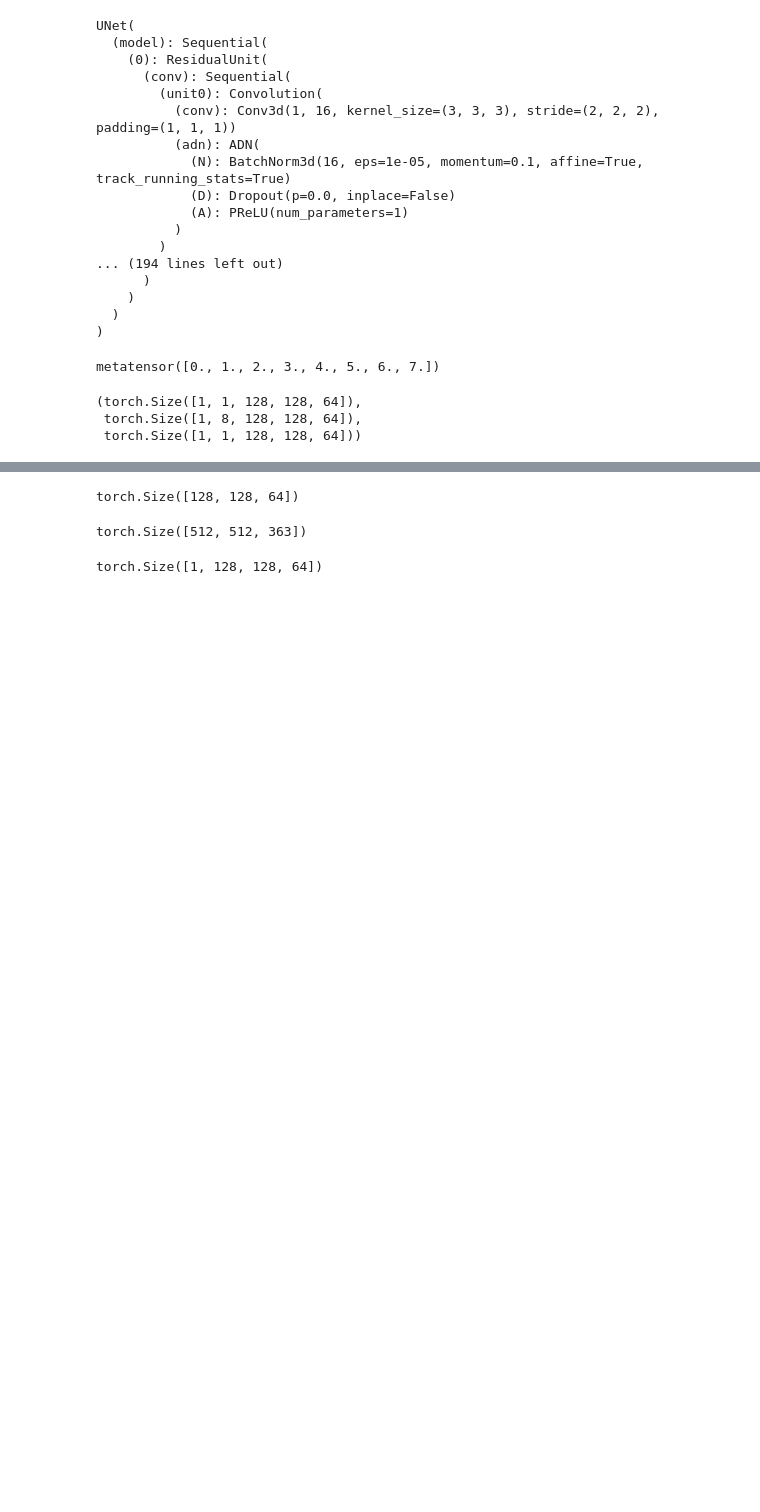
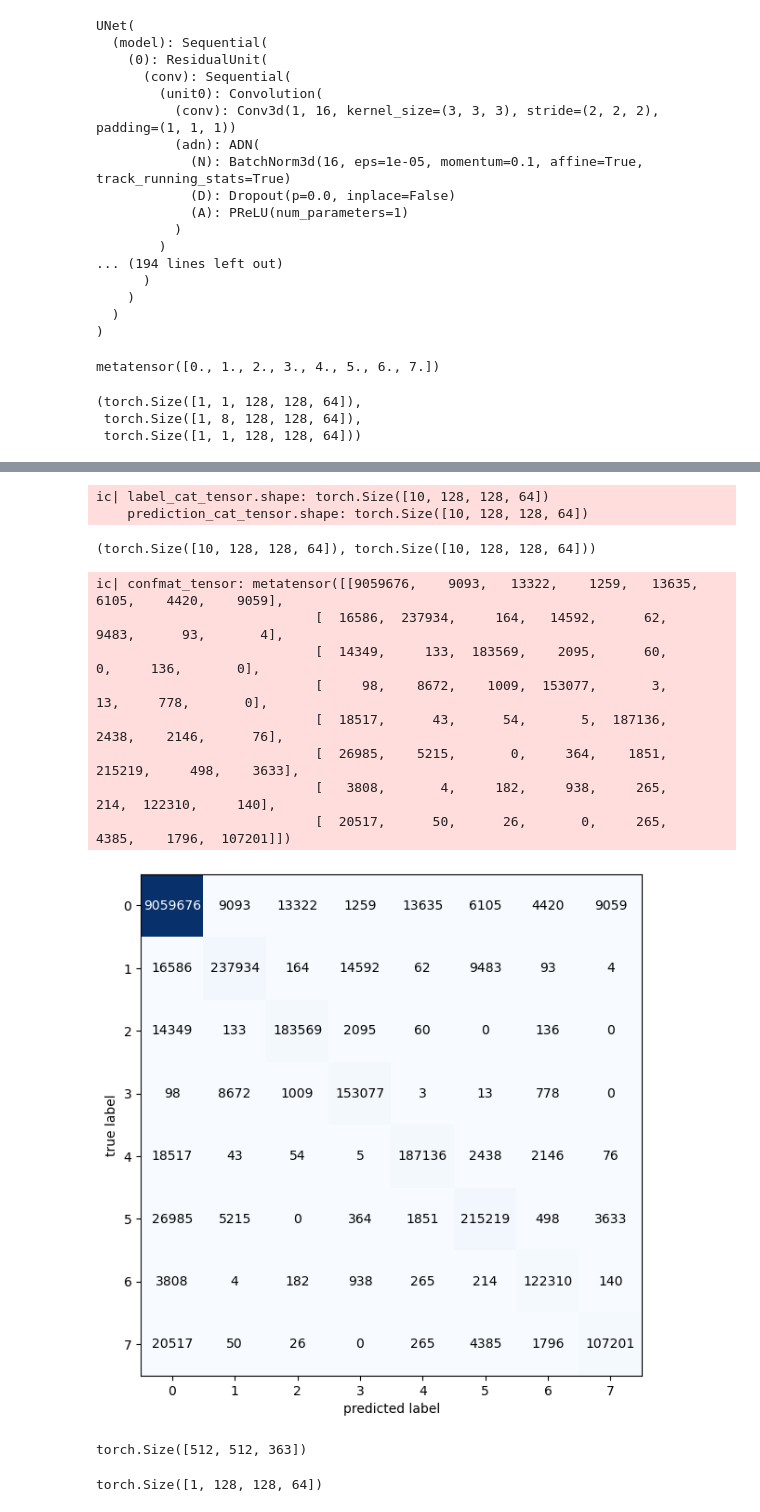
Before and after one commit to AdrianGraumnitz/Medical_Segmantion_PyTorch-MONAI, a Jupyter notebook: predictions.ipynb, the cells around one changed output, grey strips where cells are left out. Saved outputs shown, nothing was run; the diff lists cells and outputs as text; code cells hidden in the pictures; blank space fills up the shorter version.

```diff
--- a/predictions.ipynb
+++ b/predictions.ipynb
@@ -169 +178,18 @@ for i in range(5):
+# %%
+prediction_list = []
+label_list = []
+sw_batch_size = 4
+roi_size = (128, 128, 64)
+model.eval()
+with torch.inference_mode():
+    for data in test_dataloader:
+        t_volume = data['vol']
+        test_outputs = inferers.sliding_window_inference(inputs = t_volume,
+                                                     roi_size = roi_size,
+                                                     sw_batch_size = sw_batch_size,
+                                                     predictor = model
+                                                     )
+        prediction = torch.softmax(test_outputs, dim = 1).argmax(dim = 1)
+        prediction_list.append(prediction)
+        label_list.append(data['seg'].squeeze(dim = 0))
 # %%
@@ -174,9 +209,34 @@ utils.save_nifti(prediction = prediction,
-# %%
-nifti_prediction = prediction.squeeze()
-print(nifti_prediction.shape)
-nib.save(nib.Nifti1Image(prediction.squeeze().cpu().numpy().astype(float), affine = None), 'test.nii.gz')
-# %% [output]
-torch.Size([128, 128, 64])
+# %%
+prediction_cat_tensor = torch.cat(prediction_list)
+prediction_cat_tensor.shape
+label_cat_tensor = torch.cat(label_list)
+ic(label_cat_tensor.shape, prediction_cat_tensor.shape)
+# %% [output]
+ic| label_cat_tensor.shape: torch.Size([10, 128, 128, 64])
+    prediction_cat_tensor.shape: torch.Size([10, 128, 128, 64])
+(torch.Size([10, 128, 128, 64]), torch.Size([10, 128, 128, 64]))
+# %%
+import torchmetrics
+from mlxtend import plotting
+
+confmat = torchmetrics.ConfusionMatrix(task = 'multiclass',
+                                       num_classes = 8)
+confmat_tensor = confmat(preds = prediction_cat_tensor,
+                         target = label_cat_tensor)
+ic(confmat_tensor)
+
+fig, ax = plotting.plot_confusion_matrix(conf_mat = confmat_tensor.numpy(),
+                                         figsize = (10, 7))
+# %% [output]
+ic| confmat_tensor: metatensor([[9059676,    9093,   13322,    1259,   13635,    6105,    4420,    9059],
+                            [  16586,  237934,     164,   14592,      62,    9483,      93,       4],
+                            [  14349,     133,  183569,    2095,      60,       0,     136,       0],
+                            [     98,    8672,    1009,  153077,       3,      13,     778,       0],
+                            [  18517,      43,      54,       5,  187136,    2438,    2146,      76],
+                            [  26985,    5215,       0,     364,    1851,  215219,     498,    3633],
+                            [   3808,       4,     182,     938,     265,     214,  122310,     140],
+                            [  20517,      50,      26,       0,     265,    4385,    1796,  107201]])
+[figure, added]
 # %%
 target_size = (512, 512, 363)
 
```
Also changed, not shown: parts of 7 cells of this notebook, 3 other files.
